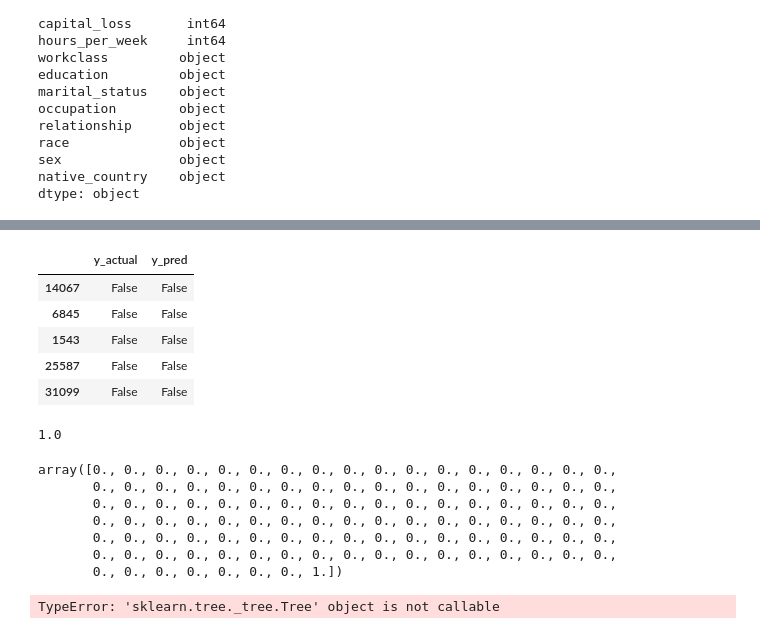
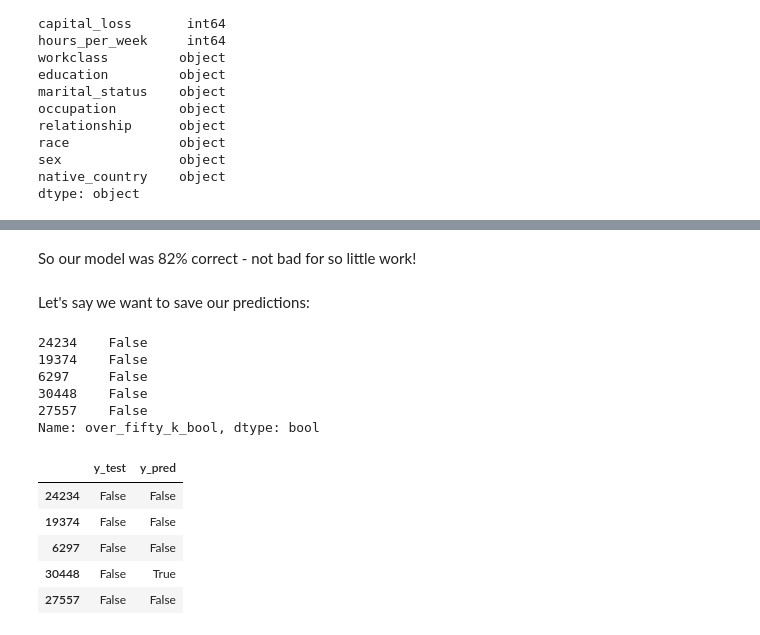
Before and after one commit to lermana/python_fundamentals, a Jupyter notebook: part_2.ipynb, the cells around one changed output, grey strips where cells are left out. Drawn from its saved outputs; the diff is of its cells as text; code cells hidden in the pictures.

```diff
--- a/part_2.ipynb
+++ b/part_2.ipynb
@@ -339,2 +547,2 @@ tree = DecisionTreeClassifier()
 # %%
-tree = tree.fit(X.loc[y_train.index], y_train)
+tree = tree.fit(X_train, y_train)
@@ -341,2 +551,2 @@ tree = tree.fit(X.loc[y_train.index], y_train)
 # %%
-y_pred = tree.predict(X.loc[y_test.index])
+y_pred = tree.predict(X_test)
@@ -347,17 +565,26 @@ array([False, False, False, False, False])
+# %% [markdown]
+So our model was 82% correct - not bad for so little work!
+# %% [markdown]
+Let's say we want to save our predictions:
+# %%
+y_test.head()
+# %% [output]
+24234    False
+19374    False
+6297     False
+30448    False
+27557    False
+Name: over_fifty_k_bool, dtype: bool
 # %%
-y_test_df = y_test.rename("y_actual").to_frame()
+y_test = y_test.rename("y_test").to_frame()
 # %%
-y_test_df["y_pred"] = y_pred
+y_test["y_pred"] = y_pred
 # %%
-y_test_df.head()
+y_test.head()
 # %% [output]
-|  | y_actual | y_pred |
-| 14067 | False | False |
-| 6845 | False | False |
-| 1543 | False | False |
-| 25587 | False | False |
-| 31099 | False | False |
+|  | y_test | y_pred |
+| 24234 | False | False |
+| 19374 | False | False |
+| 6297 | False | False |
+| 30448 | False | True |
+| 27557 | False | False |
-# %%
-(y_test_df.y_actual == y_test_df.y_pred).sum() / len(y_test_df)
-# %% [output]
-1.0
@@ -366,14 +590,0 @@ importances
-# %%
-tree.feature_importances_
-# %% [output]
-array([0., 0., 0., 0., 0., 0., 0., 0., 0., 0., 0., 0., 0., 0., 0., 0., 0.,
-       0., 0., 0., 0., 0., 0., 0., 0., 0., 0., 0., 0., 0., 0., 0., 0., 0.,
-       0., 0., 0., 0., 0., 0., 0., 0., 0., 0., 0., 0., 0., 0., 0., 0., 0.,
-       0., 0., 0., 0., 0., 0., 0., 0., 0., 0., 0., 0., 0., 0., 0., 0., 0.,
-       0., 0., 0., 0., 0., 0., 0., 0., 0., 0., 0., 0., 0., 0., 0., 0., 0.,
-       0., 0., 0., 0., 0., 0., 0., 0., 0., 0., 0., 0., 0., 0., 0., 0., 0.,
-       0., 0., 0., 0., 0., 0., 0., 1.])
-# %%
-tree.tree_()
-# %% [output]
-TypeError: 'sklearn.tree._tree.Tree' object is not callable
```
Also changed, not shown: parts of 72 cells of this notebook.
